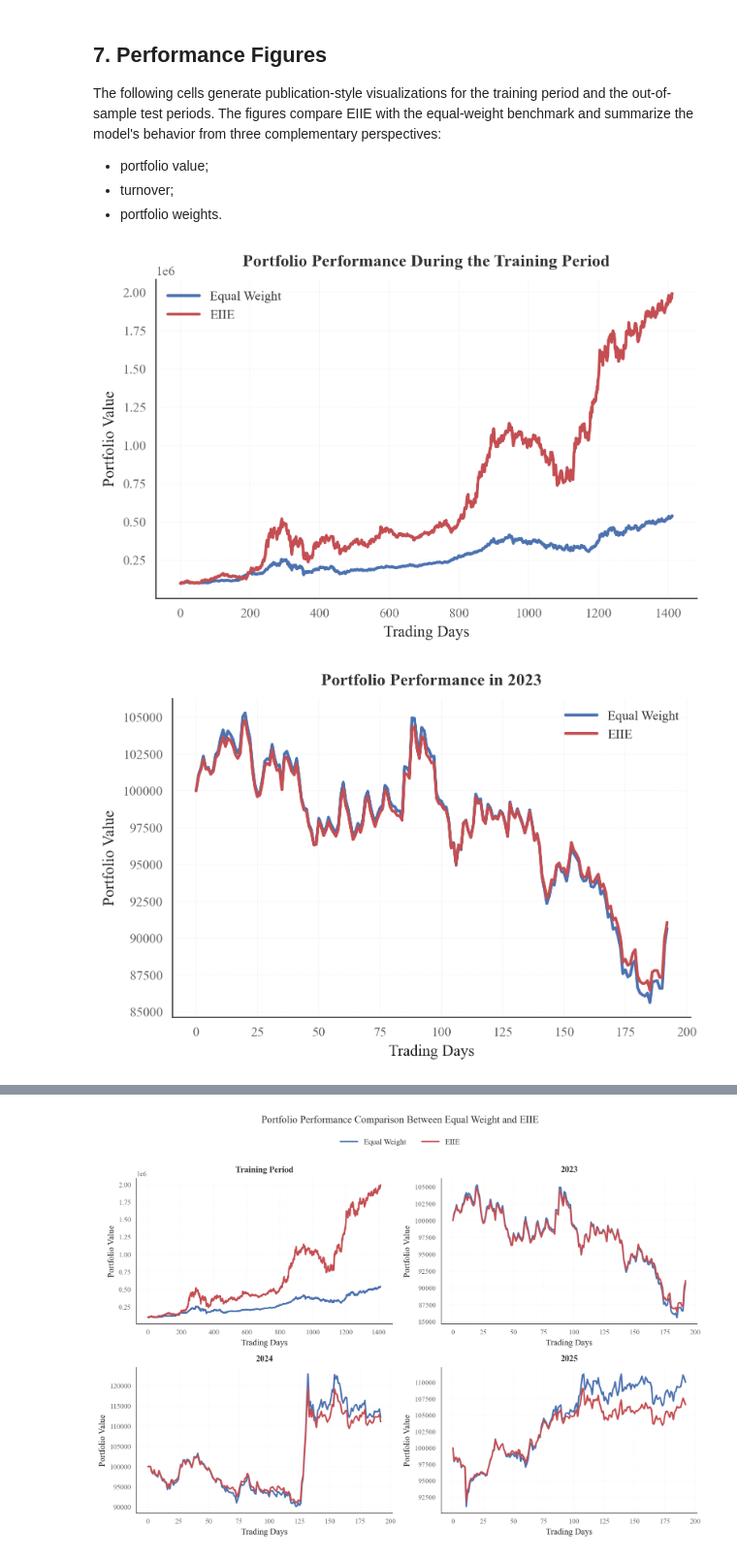
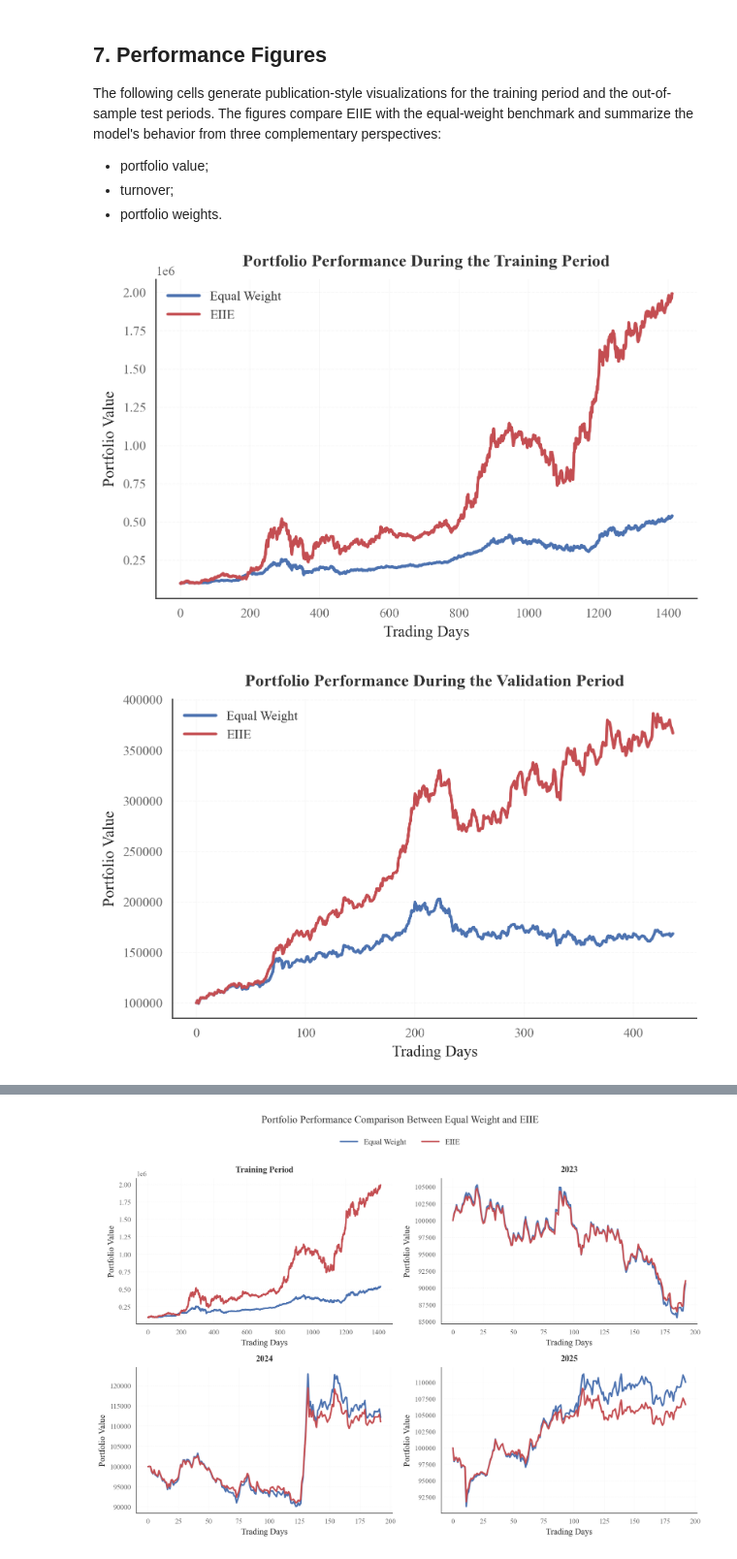
Before and after one commit to aftermathof/selfresearch, a Jupyter notebook: raw_EIIE_sse50.ipynb, the cells around one changed output, grey strips where cells are left out. Shown at 97% size. Drawn from its saved outputs; the diff is of its cells as text; code cells hidden in the pictures.

```diff
--- a/raw_EIIE_sse50.ipynb
+++ b/raw_EIIE_sse50.ipynb
@@ -738,6 +738,7 @@ This gives a transparent reference for judging whether the learned EIIE policy i
 # %%
 EW_results = {
     "train": {},
+    "validation": {},
     "2023": {},
     "2024": {},
     "2025": {}
@@ -752,6 +753,14 @@ while not terminated:
     action = [0] + [1/PORTFOLIO_SIZE] * PORTFOLIO_SIZE
     _, _, terminated, _ = environment.step(action)
 EW_results["train"]["value"] = environment._asset_memory["final"]
+
+# validation
+terminated = False
+environment_val.reset()
+while not terminated:
+    action = [0] + [1/PORTFOLIO_SIZE] * PORTFOLIO_SIZE
+    _, _, terminated, _ = environment_val.step(action)
+EW_results["validation"]["value"] = environment_val._asset_memory["final"]
 
 # 2023
 terminated = False
@@ -894,31 +921,38 @@ def plot_portfolio_value(ew_values, eiie_values, title, save_name=None):
 
 plot_portfolio_value(
     EW_results["train"]["value"],
     EIIE_results["training"],
     title="Portfolio Performance During the Training Period",
     save_name="value_train"
 )
 
 plot_portfolio_value(
+    EW_results["validation"]["value"],
+    EIIE_results["validation"]["value"],
+    title="Portfolio Performance During the Validation Period",
+    save_name="value_validation"
+)
+
+plot_portfolio_value(
     EW_results["2023"]["value"],
     EIIE_results["2023"]["value"],
     title="Portfolio Performance in 2023",
     save_name="value_2023"
 )
 
 plot_portfolio_value(
     EW_results["2024"]["value"],
     EIIE_results["2024"]["value"],
     title="Portfolio Performance in 2024",
     save_name="value_2024"
 )
 
 plot_portfolio_value(
     EW_results["2025"]["value"],
     EIIE_results["2025"]["value"],
     title="Portfolio Performance in 2025",
     save_name="value_2025"
 )
 # %% [output]
 [figure]
-[figure, old version]
+[figure, new version]
```
Also changed, not shown: parts of 2 cells of this notebook, 10 other files.
